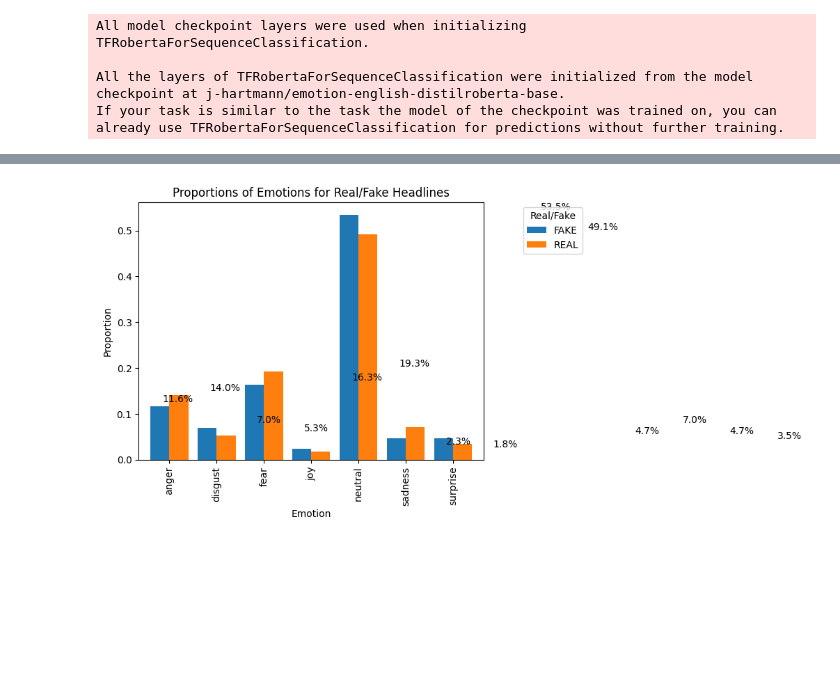
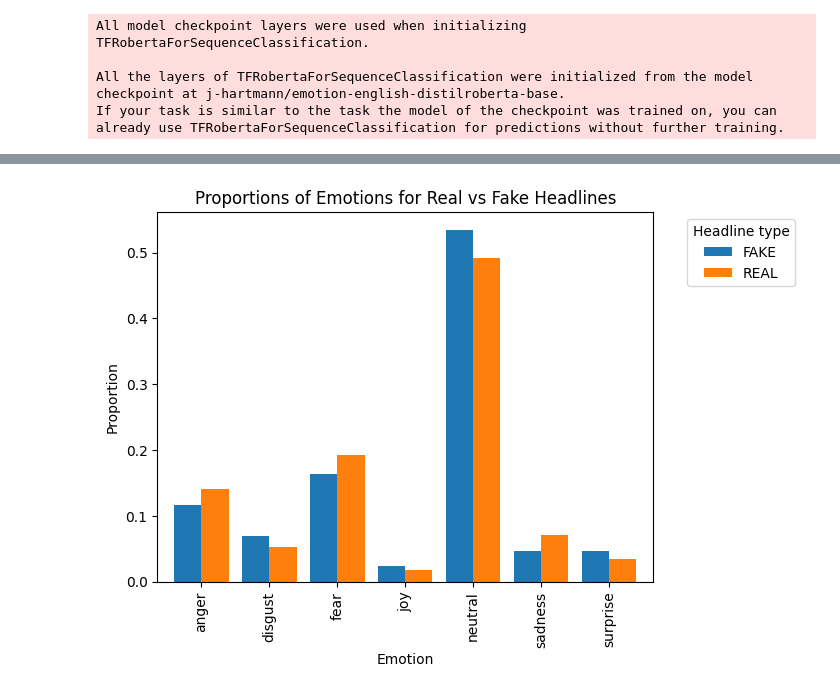
Before and after one commit to AU-CDS/assignment-4---using-finetuned-transformers-limppa, a Jupyter notebook: src/testfile.ipynb, the cells around one changed output, grey strips where cells are left out. Saved outputs shown, nothing was run; the diff lists cells and outputs as text; code cells hidden in the pictures; blank space fills up the shorter version.

```diff
--- a/src/testfile.ipynb
+++ b/src/testfile.ipynb
@@ -52,5 +55,12 @@ results_df["proportion"] = results_df.apply(lambda x: x["count"] / total_count[t
 # group the results by "real/fake" and "emotion" again and sum the counts and proportions
 grouped_results_df = results_df.groupby(["real/fake", "emotion"], as_index=False).agg({"count": "sum", "proportion": "sum"})
 
-# Print the grouped results DataFrame
-print(grouped_results_df)
+# Round to 3 decimal places
+grouped_results_df = grouped_results_df.round(3)
+
+# create "out" folder (if it doesn't exist)
+out_dir = os.path.join("..", "out")
+os.makedirs(out_dir, exist_ok=True)
+
+# save results to a CSV file
+grouped_results_df.to_csv(os.path.join(out_dir, "emotion proportions.csv"), index=False)
@@ -81,27 +67,31 @@ plt.show()
 # %%
-import matplotlib.pyplot as plt
-import numpy as np
-
 # create a pivot table to arrange the data in the desired format
 pivot_df = grouped_results_df.pivot(index="emotion", columns="real/fake", values="proportion")
 # sort the pivot table by the index
 pivot_df = pivot_df.reindex(index=sorted(pivot_df.index))
 
 # create the bar chart
 ax = pivot_df.plot(kind='bar', width=0.8)
 ax.set_xlabel("Emotion")
 ax.set_ylabel("Proportion")
-ax.set_title("Proportions of Emotions for Real/Fake Headlines")
+ax.set_title("Proportions of Emotions for Real vs Fake Headlines")
 
 # add the values above each bar
-for i in range(len(pivot_df.index)):
-    for j in range(len(pivot_df.columns)):
-        plt.text(x=i*2+j-0.15, y=pivot_df.iloc[i,j]+0.01, s="{:.1%}".format(pivot_df.iloc[i,j]), fontsize=10)
+#for i in range(len(pivot_df.index)):
+#    for j in range(len(pivot_df.columns)):
+#        plt.text(x=i*2+j-0.15, y=pivot_df.iloc[i,j]+0.01, s="{:.1%}".format(pivot_df.iloc[i,j]), fontsize=10)
 
 # add the legend
-plt.legend(title="Real/Fake", loc='upper right', bbox_to_anchor=(1.3, 1))
+plt.legend(title="Headline type", loc='upper right', bbox_to_anchor=(1.3, 1))
 
 # show the plot
 plt.show()
+
+# create "out" folder (if it doesn't exist)
+out_dir = os.path.join("..", "out")
+os.makedirs(out_dir, exist_ok=True)
+
+# save plot in the "out" folder
+ax.figure.savefig(os.path.join(out_dir, "emotion proportions.png"), bbox_inches='tight')
 # %% [output]
-[figure, old version]
+[figure, new version]
```
Also changed, not shown: parts of 3 cells of this notebook, 5 other files.
